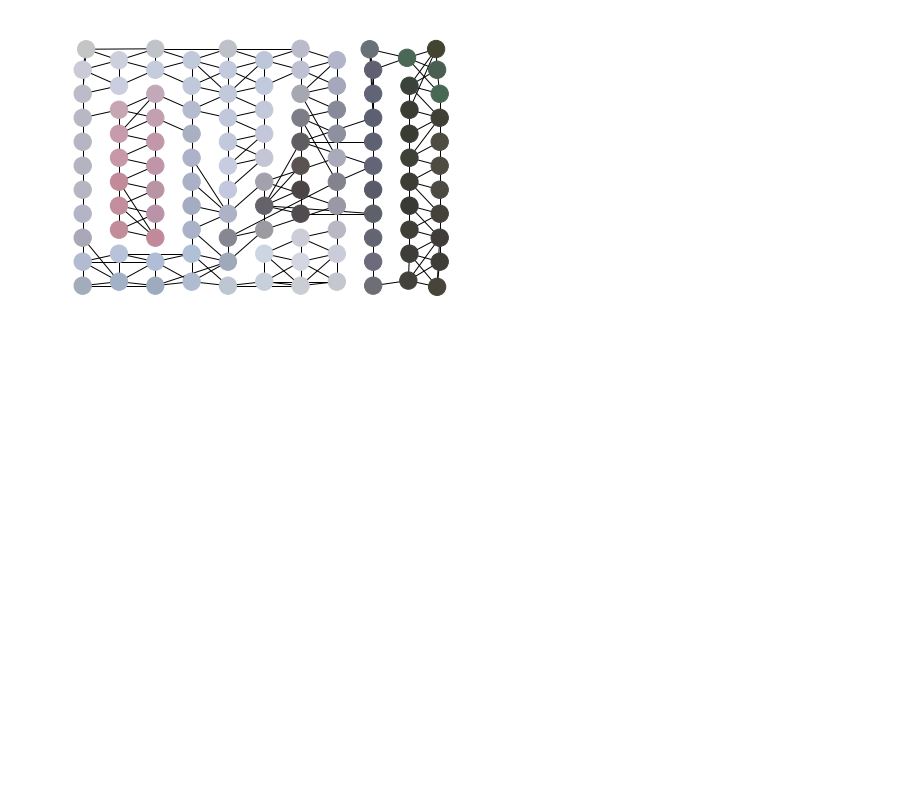
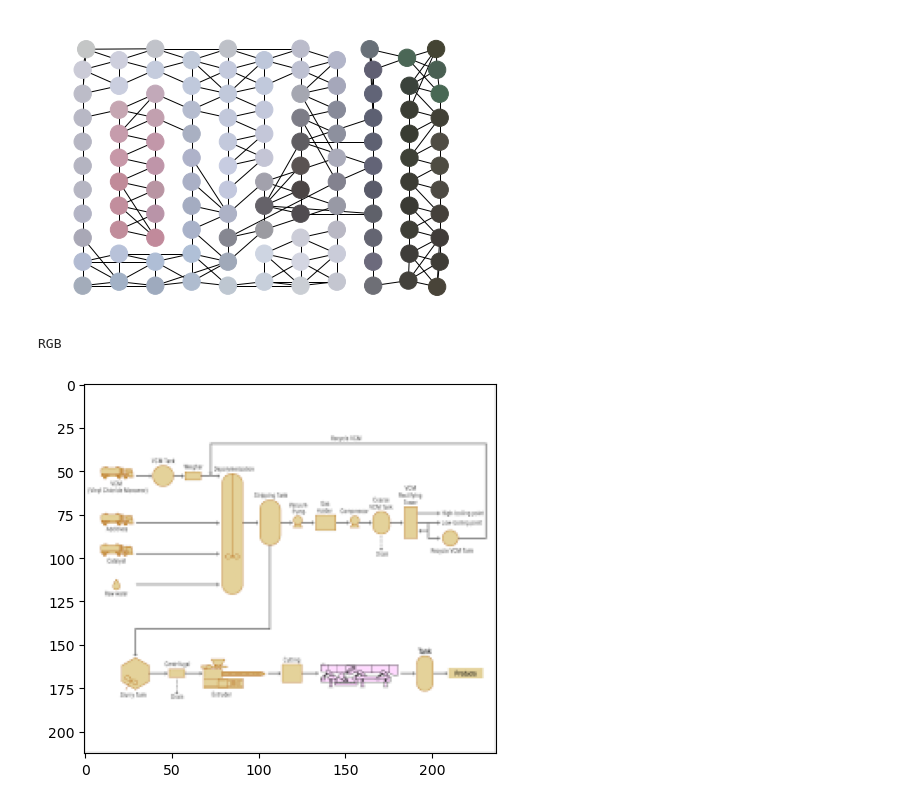
Before and after one commit to jpelayx/mnist-graphs, a Jupyter notebook: viz.ipynb, the cells around one changed output. Drawn from its saved outputs; the diff is of its cells as text; code cells hidden in the pictures; blank space fills up the shorter version.

```diff
--- a/viz.ipynb
+++ b/viz.ipynb
@@ -144,3 +163,39 @@ nx_pos = dict(zip(range(g.num_nodes), pos))
 nx.draw(nx_g, pos=nx_pos, node_color=nx_color)
 # %% [output]
 [figure]
+# %%
+import csv
+import re
+from PIL import Image
+
+index_path = '/home/julia/Documents/ds/labels/v14-one-tree.csv'
+img_dir = '/home/julia/Documents/ds/images/by-hash'
+with open(index_path, newline='') as index_file:
+    index = csv.reader(index_file)
+    next(index)
+    for path, label in index:
+        path = re.search('.*/images/by\-hash(.*)', path).group(1)
+        img_pil = Image.open(img_dir + '/004/sha1-0049ac19c848f4cf65ea7bc9c97237ff339ebfec.png')
+        if(img_pil.mode != 'RGB'):
+            img_pil = img_pil.convert('RGB')
+        img_np = np.asarray(img_pil, dtype=np.float32)/255.00
+
+        print(img_pil.mode)
+        plt.imshow(img_np)
+        n_segments = 75
+        compactness = 0.01
+        # features, edge_index, s = color_features(img_np, n_segments, 0, 0)
+
+        # pos = features[:, 6:8]
+        # g = Data(x=torch.from_numpy(features).to(torch.float), edge_index=torch.from_numpy(edge_index).to(torch.long), pos=torch.from_numpy(pos).to(torch.float), y=label)
+
+        # nx_g = to_networkx(g, to_undirected=True)
+        # nx_color = features[:,0:3]
+        # print(nx_color.shape)
+
+        # nx_pos = dict(zip(range(g.num_nodes), pos))
+        # nx.draw(nx_g, pos=nx_pos, node_color=nx_color)
+        break
+# %% [output]
+RGB
+[figure, added]
```
Also changed, not shown: parts of 3 cells of this notebook, 3 other files.
